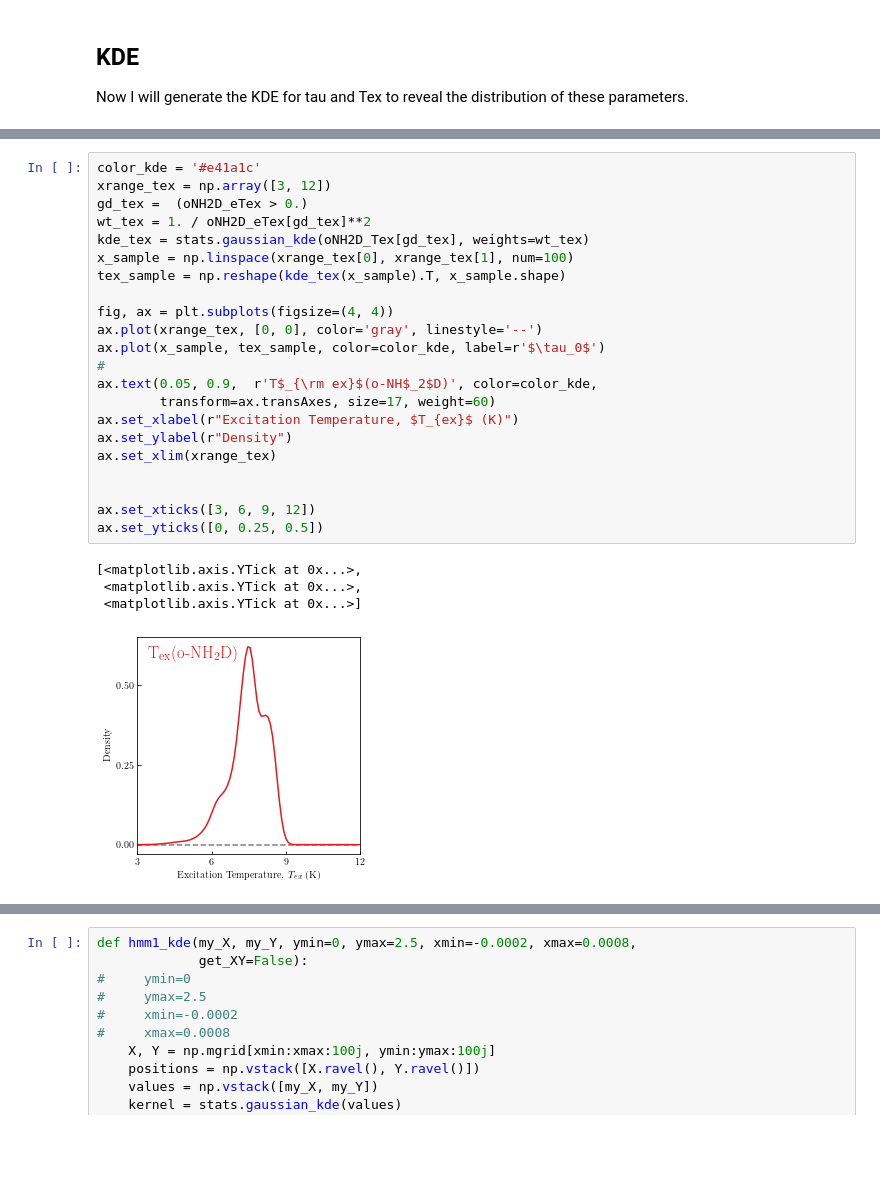
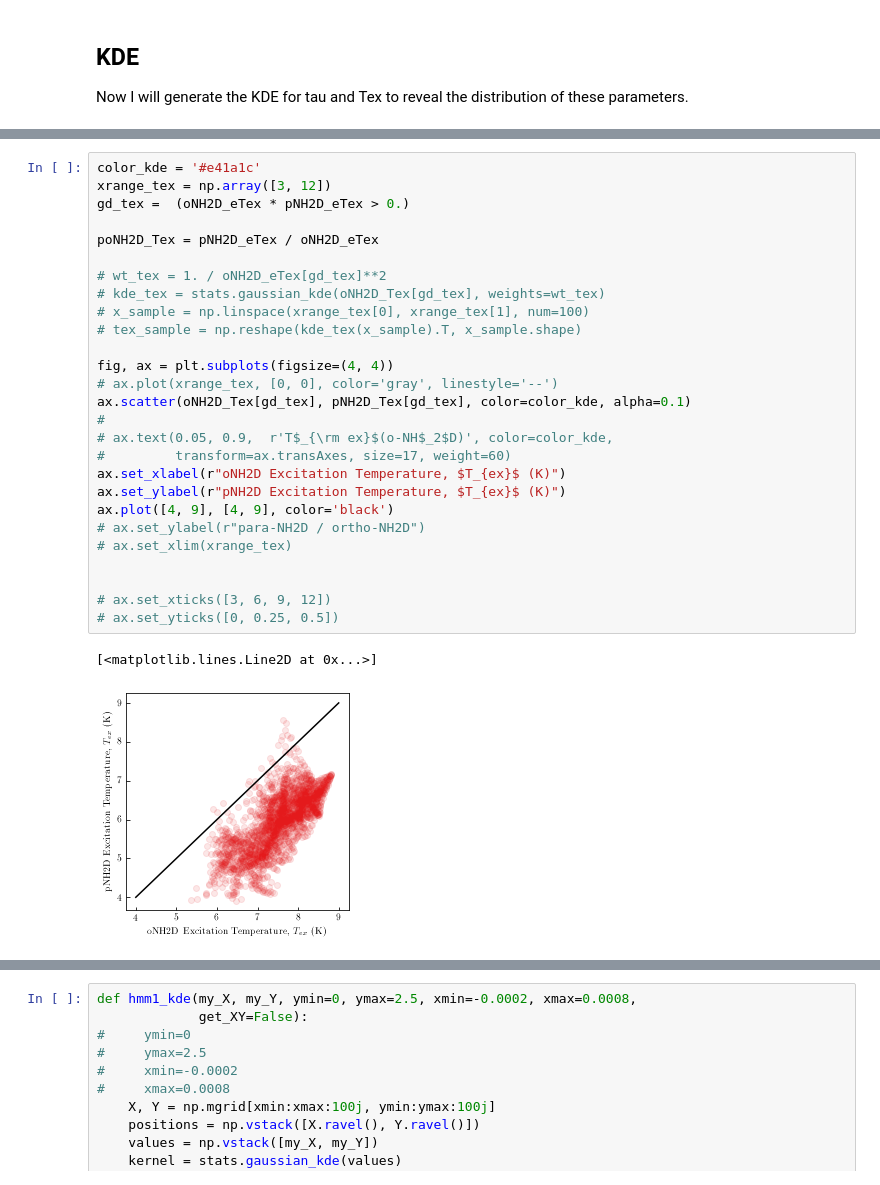
Before and after one commit to jpinedaf/H-MM1_NH3, a Jupyter notebook: H-MM1_compare_NH2D_NH3.ipynb, the cells around one changed output, grey strips where cells are left out. Saved outputs shown, nothing was run; the diff lists cells and outputs as text; blank space fills up the shorter version.

```diff
--- a/H-MM1_compare_NH2D_NH3.ipynb
+++ b/H-MM1_compare_NH2D_NH3.ipynb
@@ -823,28 +882,31 @@ ax.set_yticks([0, 0.1, 0.2, 0.3])
 # %%
 color_kde = '#e41a1c'
 xrange_tex = np.array([3, 12])
-gd_tex =  (oNH2D_eTex > 0.)
-wt_tex = 1. / oNH2D_eTex[gd_tex]**2
-kde_tex = stats.gaussian_kde(oNH2D_Tex[gd_tex], weights=wt_tex)
-x_sample = np.linspace(xrange_tex[0], xrange_tex[1], num=100)
-tex_sample = np.reshape(kde_tex(x_sample).T, x_sample.shape)
+gd_tex =  (oNH2D_eTex * pNH2D_eTex > 0.)
+
+poNH2D_Tex = pNH2D_eTex / oNH2D_eTex
+
+# wt_tex = 1. / oNH2D_eTex[gd_tex]**2
+# kde_tex = stats.gaussian_kde(oNH2D_Tex[gd_tex], weights=wt_tex)
+# x_sample = np.linspace(xrange_tex[0], xrange_tex[1], num=100)
+# tex_sample = np.reshape(kde_tex(x_sample).T, x_sample.shape)
 
 fig, ax = plt.subplots(figsize=(4, 4))
-ax.plot(xrange_tex, [0, 0], color='gray', linestyle='--')
-ax.plot(x_sample, tex_sample, color=color_kde, label=r'$\tau_0$')
+# ax.plot(xrange_tex, [0, 0], color='gray', linestyle='--')
+ax.scatter(oNH2D_Tex[gd_tex], pNH2D_Tex[gd_tex], color=color_kde, alpha=0.1)
 #
-ax.text(0.05, 0.9,  r'T$_{\rm ex}$(o-NH$_2$D)', color=color_kde,
-        transform=ax.transAxes, size=17, weight=60)
-ax.set_xlabel(r"Excitation Temperature, $T_{ex}$ (K)")
-ax.set_ylabel(r"Density")
-ax.set_xlim(xrange_tex)
+# ax.text(0.05, 0.9,  r'T$_{\rm ex}$(o-NH$_2$D)', color=color_kde,
+#         transform=ax.transAxes, size=17, weight=60)
+ax.set_xlabel(r"oNH2D Excitation Temperature, $T_{ex}$ (K)")
+ax.set_ylabel(r"pNH2D Excitation Temperature, $T_{ex}$ (K)")
+ax.plot([4, 9], [4, 9], color='black')
+# ax.set_ylabel(r"para-NH2D / ortho-NH2D")
+# ax.set_xlim(xrange_tex)
 
 
-ax.set_xticks([3, 6, 9, 12])
-ax.set_yticks([0, 0.25, 0.5])
+# ax.set_xticks([3, 6, 9, 12])
+# ax.set_yticks([0, 0.25, 0.5])
 # %% [output]
-[<matplotlib.axis.YTick at 0x...>,
- <matplotlib.axis.YTick at 0x...>,
- <matplotlib.axis.YTick at 0x...>]
+[<matplotlib.lines.Line2D at 0x...>]
-[figure, old version]
+[figure, new version]
 # %%
```
Also changed, not shown: parts of 44 cells of this notebook, 35 other files.
